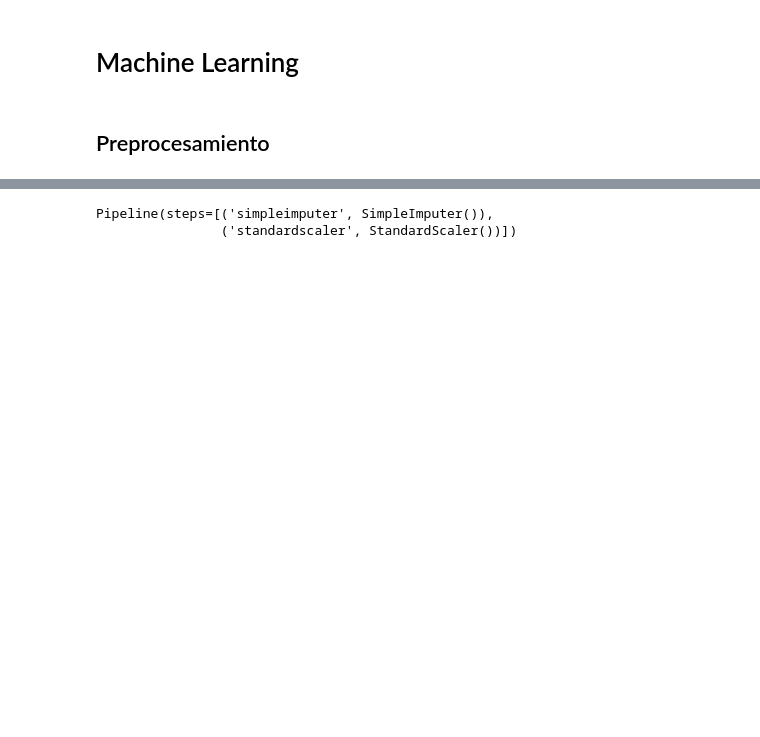
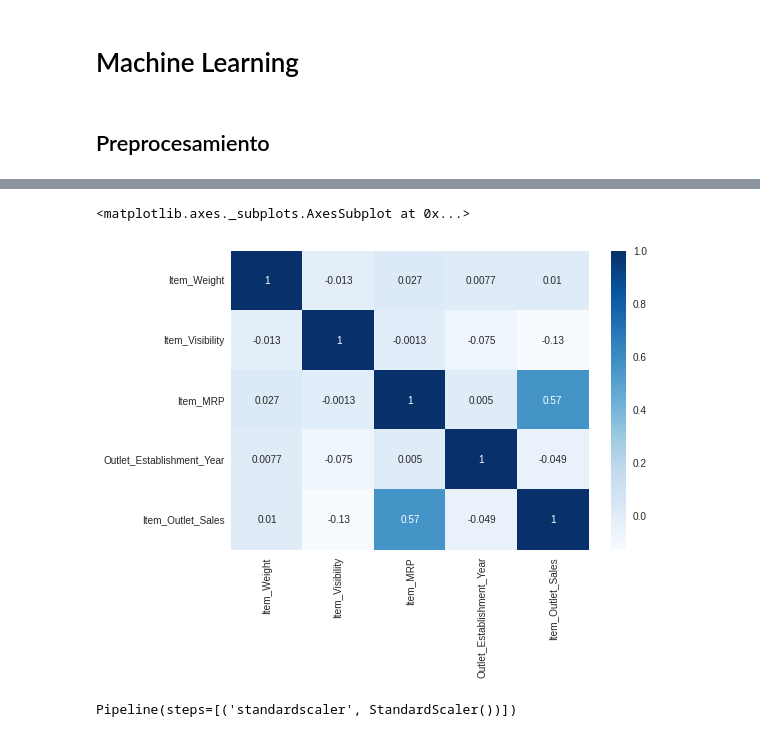
Before and after one commit to alejagaco/sales_predictions, a Jupyter notebook: Sales_Predictions.ipynb, the cells around one changed output, grey strips where cells are left out. Saved outputs shown, nothing was run; the diff lists cells and outputs as text; code cells hidden in the pictures; blank space fills up the shorter version.

```diff
--- a/Sales_Predictions.ipynb
+++ b/Sales_Predictions.ipynb
@@ -481,6 +487,2 @@ from sklearn.model_selection import train_test_split
 from sklearn import set_config
 set_config(display='diagram')
-# %%
-ruta_df = "/content/drive/MyDrive/Coding Dojo/Machine Learning/ML_Data/sales_predictions.csv"
-df = pd.read_csv(ruta_df)
-df.head()
@@ -494,3 +488,0 @@ df.head()
-# %%
-df['Item_Fat_Content'].replace({'LF':'Low Fat','low fat':'Low Fat','reg':'Regular'},inplace=True)
-df['Item_Fat_Content'].value_counts()
@@ -500,0 +489,5 @@ Name: Item_Fat_Content, dtype: int64
+# %%
+moda = df['Outlet_Size'].mode()
+moda = moda[0]
+# %%
+df['Outlet_Size'].replace({'Missing':moda},inplace=True)
@@ -525,0 +532,5 @@ y = df['Item_Outlet_Sales']
+# %%
+sns.heatmap(df.corr(),annot=True,cmap='Blues')
+# %% [output]
+<matplotlib.axes._subplots.AxesSubplot at 0x...>
+[figure, added]
@@ -539,8 +554,7 @@ scaler=StandardScaler()
 #One
 ohe = OneHotEncoder(handle_unknown='ignore',sparse=False)
 # %%
-numeric_pipe = make_pipeline(mean_imputer,scaler)
+numeric_pipe = make_pipeline(scaler)
 numeric_pipe
 # %% [output]
-Pipeline(steps=[('simpleimputer', SimpleImputer()),
-                ('standardscaler', StandardScaler())])
+Pipeline(steps=[('standardscaler', StandardScaler())])
```
Also changed, not shown: parts of 45 cells of this notebook.
